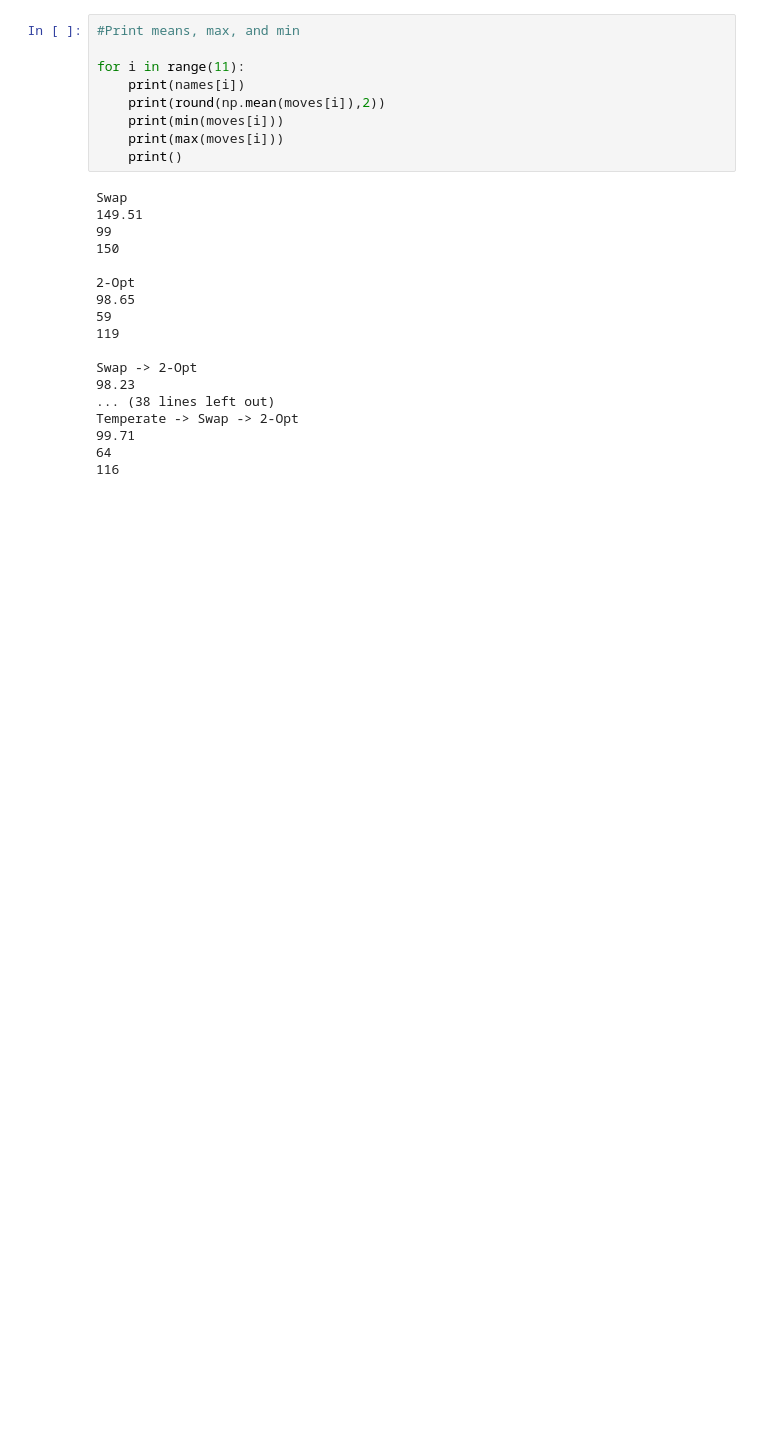
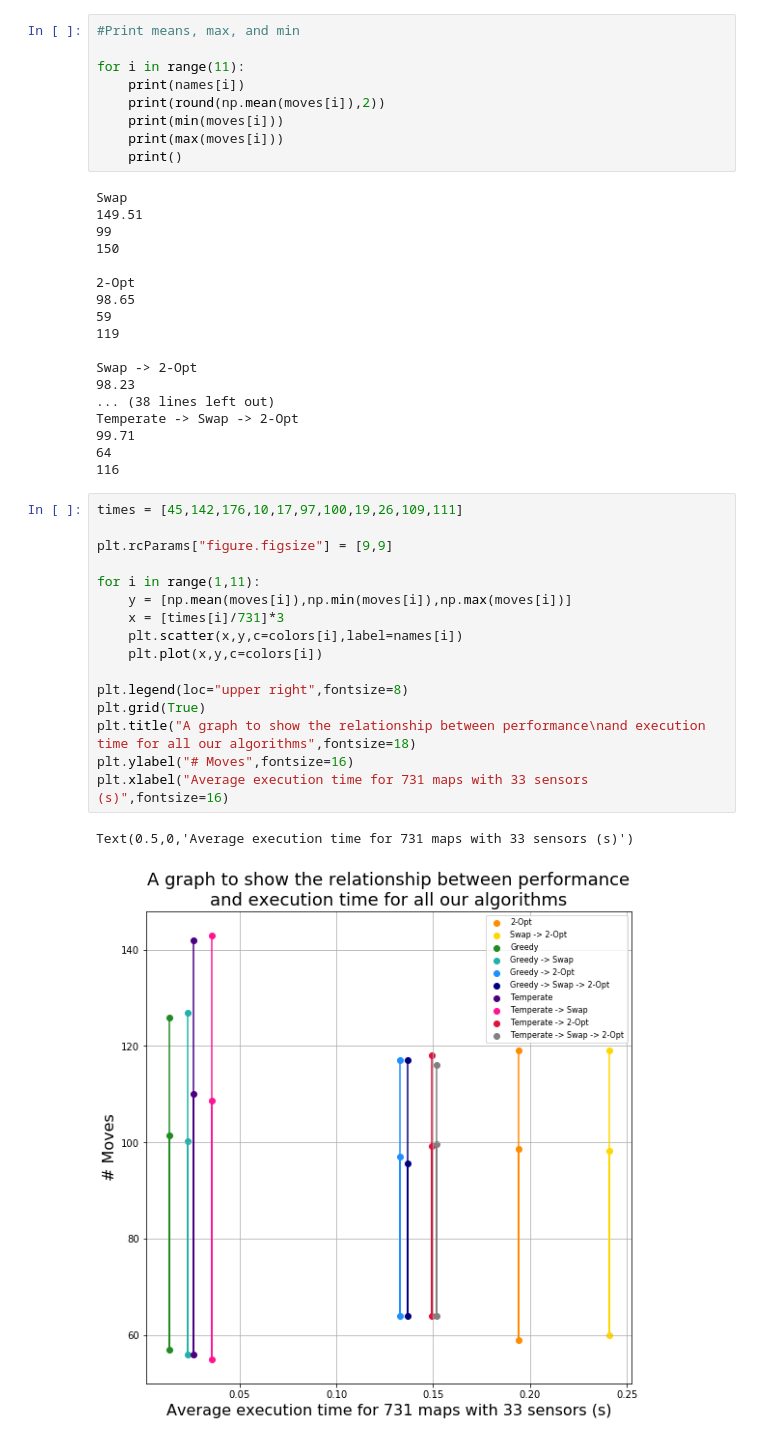
Before and after one commit to hwixley/Drone-Route-Planner, a Jupyter notebook: dataAnalysis/DroneMoveAnalysis.ipynb, the cells around one changed output. Cells and saved outputs as stored; diff of their text form; blank space fills up the shorter version.

```diff
--- a/dataAnalysis/DroneMoveAnalysis.ipynb
+++ b/dataAnalysis/DroneMoveAnalysis.ipynb
@@ -96,3 +96,22 @@ Temperate -> Swap -> 2-Opt
 99.71
 64
 116
+# %%
+times = [45,142,176,10,17,97,100,19,26,109,111]
+
+plt.rcParams["figure.figsize"] = [9,9]
+
+for i in range(1,11):
+    y = [np.mean(moves[i]),np.min(moves[i]),np.max(moves[i])]
+    x = [times[i]/731]*3
+    plt.scatter(x,y,c=colors[i],label=names[i])
+    plt.plot(x,y,c=colors[i])
+
+plt.legend(loc="upper right",fontsize=8)
+plt.grid(True)
+plt.title("A graph to show the relationship between performance\nand execution time for all our algorithms",fontsize=18)
+plt.ylabel("# Moves",fontsize=16)
+plt.xlabel("Average execution time for 731 maps with 33 sensors (s)",fontsize=16)
+# %% [output]
+Text(0.5,0,'Average execution time for 731 maps with 33 sensors (s)')
+[figure, added]
```
Also changed, not shown: parts of 2 cells of this notebook, 6 other files.
